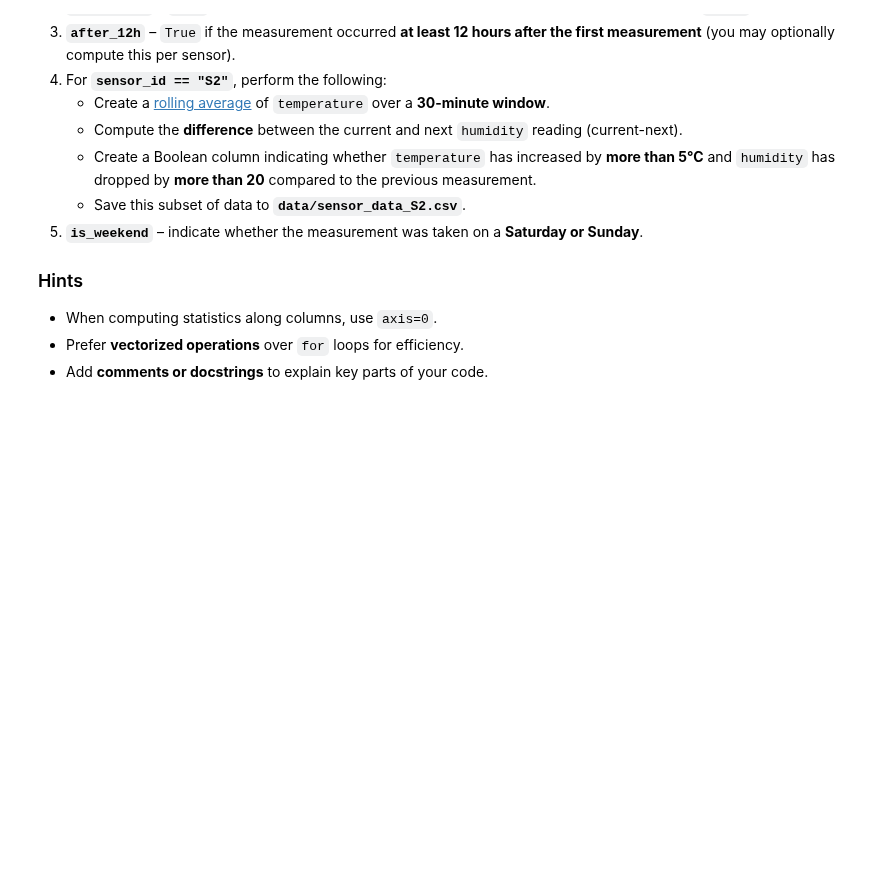
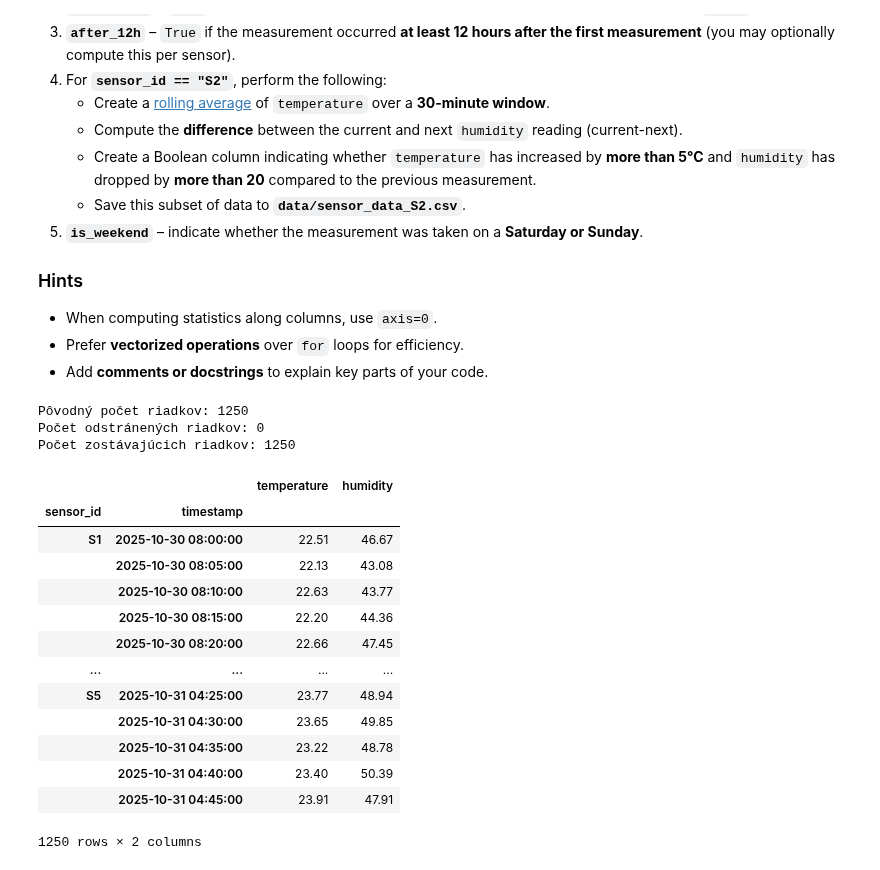
Before and after one commit to paulina631/python-for-data-science, a Jupyter notebook: assignment3.ipynb, the cells around one changed output. Drawn from its saved outputs; the diff is of its cells as text; code cells hidden in the pictures; blank space fills up the shorter version.

```diff
--- a/assignment3.ipynb
+++ b/assignment3.ipynb
@@ -806,0 +841,48 @@ Add the following time-based columns:
+# %%
+# 2. Data Cleaning
+
+# Uložíme si pôvodný počet riadkov
+povodne_riadky = len(df)
+
+# Spočítame 20. a 80. percentil pre teplotu pomocou quantile()
+p20 = df["temperature"].quantile(0.20)
+p80 = df["temperature"].quantile(0.80)
+
+# Podmienka 1: teplota je buď pod 20. alebo nad 80. percentilom (outlier)
+outlier_teplota = (df["temperature"] < p20) | (df["temperature"] > p80)
+
+# Podmienka 2: v riadku chýba nejaká hodnota v hociktorom stĺpci (NaN)
+chybajuce_hodnoty = df.isna().any(axis=1)
+
+# Spojíme podmienky - chceme nájsť riadky, kde platí obidvoje naraz
+na_vymazanie = outlier_teplota & chybajuce_hodnoty
+
+# Vyčistíme dataframe
+df_clean = df[~na_vymazanie].copy()
+
+# Vypíšeme, koľko riadkov sme vyhodili
+pocet_prec = na_vymazanie.sum()
+
+print(f"Pôvodný počet riadkov: {povodne_riadky}")
+print(f"Počet odstránených riadkov: {pocet_prec}")
+print(f"Počet zostávajúcich riadkov: {len(df_clean)}")
+
+df_clean
+# %% [output]
+Pôvodný počet riadkov: 1250
+Počet odstránených riadkov: 0
+Počet zostávajúcich riadkov: 1250
+|  |  | temperature | humidity |
+| sensor_id | timestamp |  |  |
+| S1 | 2025-10-30 08:00:00 | 22.51 | 46.67 |
+|  | 2025-10-30 08:05:00 | 22.13 | 43.08 |
+|  | 2025-10-30 08:10:00 | 22.63 | 43.77 |
+|  | 2025-10-30 08:15:00 | 22.20 | 44.36 |
+|  | 2025-10-30 08:20:00 | 22.66 | 47.45 |
+| ... | ... | ... | ... |
+| S5 | 2025-10-31 04:25:00 | 23.77 | 48.94 |
+|  | 2025-10-31 04:30:00 | 23.65 | 49.85 |
+|  | 2025-10-31 04:35:00 | 23.22 | 48.78 |
+|  | 2025-10-31 04:40:00 | 23.40 | 50.39 |
+|  | 2025-10-31 04:45:00 | 23.91 | 47.91 |
+1250 rows × 2 columns
```
Also changed, not shown: parts of 17 cells of this notebook, 1 other file.
